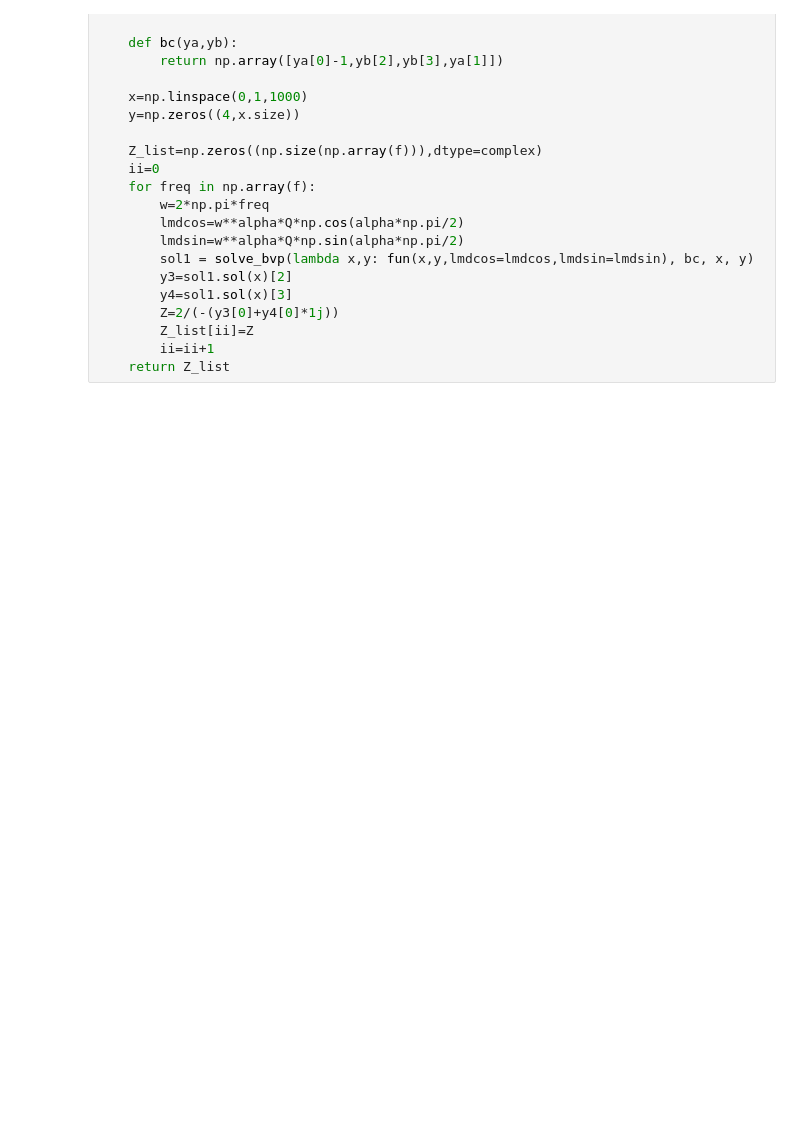
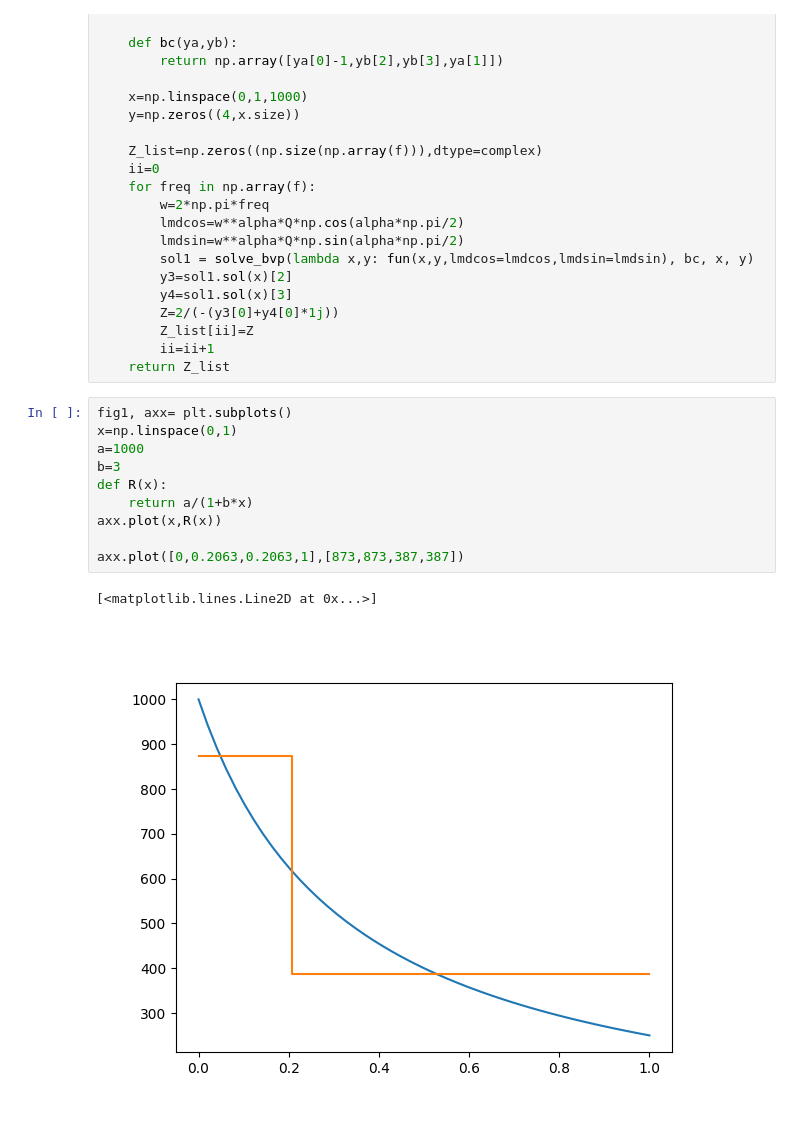
Before and after one commit to Yugal0/fitting-gen-arbitrary-eis, a Jupyter notebook: main.ipynb, the cells around one changed output. Saved outputs shown, nothing was run; the diff lists cells and outputs as text; blank space fills up the shorter version.

```diff
--- a/main.ipynb
+++ b/main.ipynb
@@ -35,4 +35,17 @@ def arbitRCPE(p,f):
         Z_list[ii]=Z
         ii=ii+1
     return Z_list
+# %%
+fig1, axx= plt.subplots()
+x=np.linspace(0,1)
+a=1000
+b=3
+def R(x):
+    return a/(1+b*x)
+axx.plot(x,R(x))
+
+axx.plot([0,0.2063,0.2063,1],[873,873,387,387])
+# %% [output]
+[<matplotlib.lines.Line2D at 0x...>]
+[figure, added]
 # %%
```
Also changed, not shown: parts of 1 cell of this notebook.
